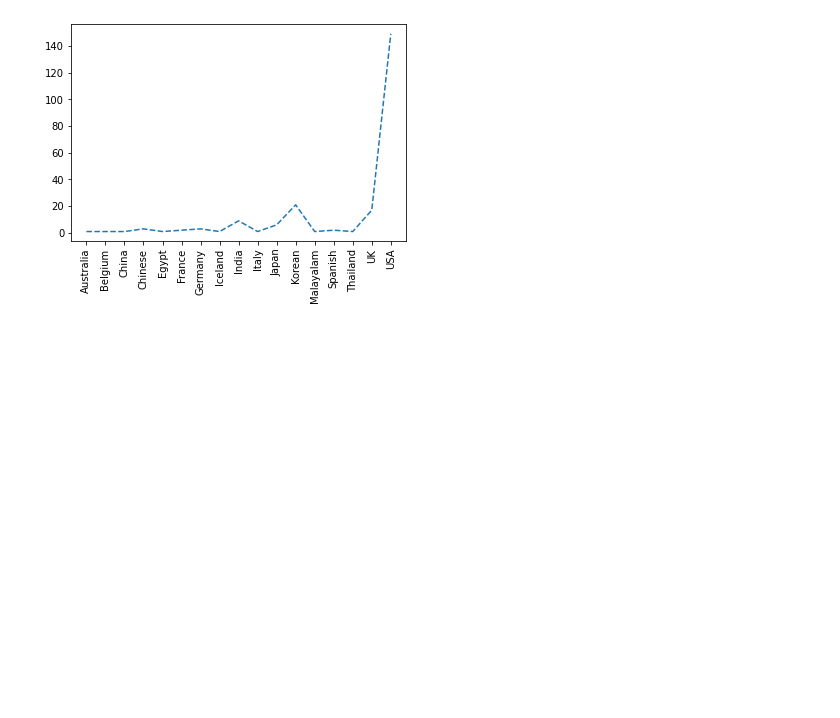
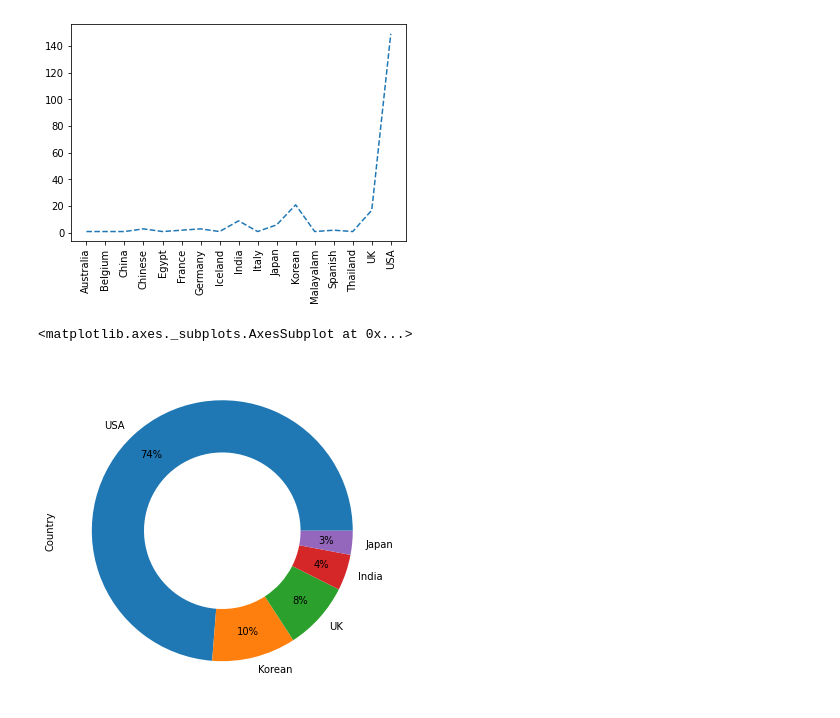
Before and after one commit to ShakilM26/Pandas, a Jupyter notebook: PMDB.ipynb, the cells around one changed output. Saved outputs shown, nothing was run; the diff lists cells and outputs as text; code cells hidden in the pictures; blank space fills up the shorter version.

```diff
--- a/PMDB.ipynb
+++ b/PMDB.ipynb
@@ -409,3 +409,9 @@ plt.xticks(rotation=90)
 plt.show()
 # %% [output]
 [figure]
+# %%
+df.Country.value_counts().head(5).plot.pie(autopct='%.0f%%', figsize=(6,6), pctdistance=0.8,
+wedgeprops=dict(width=0.4))
+# %% [output]
+<matplotlib.axes._subplots.AxesSubplot at 0x...>
+[figure, added]
```
Also changed, not shown: parts of 26 cells of this notebook.
